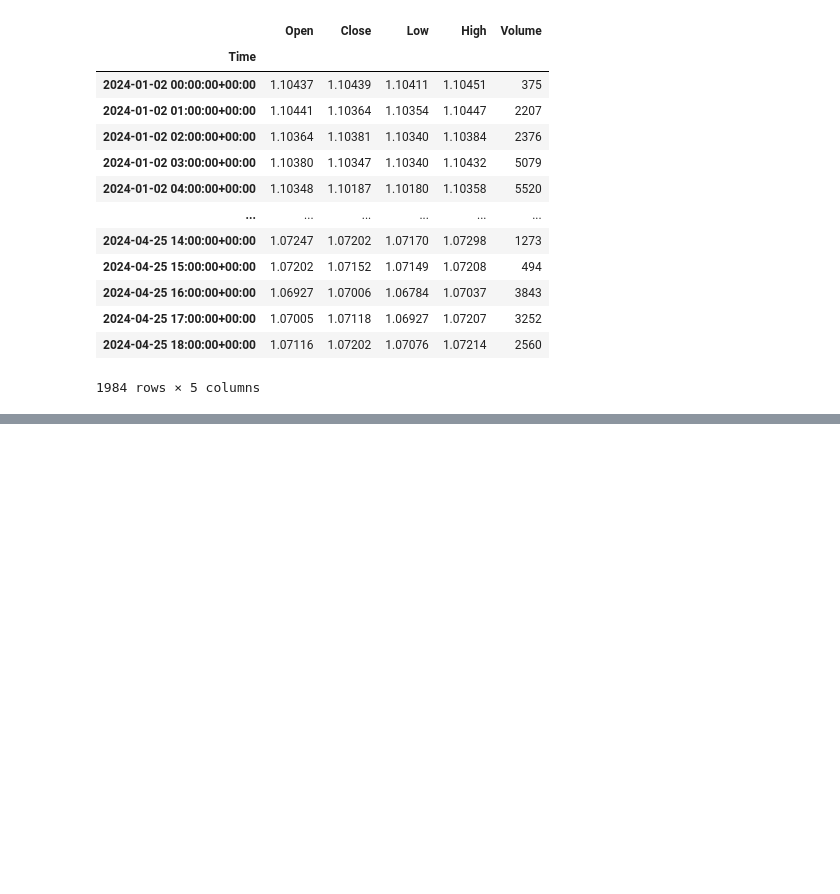
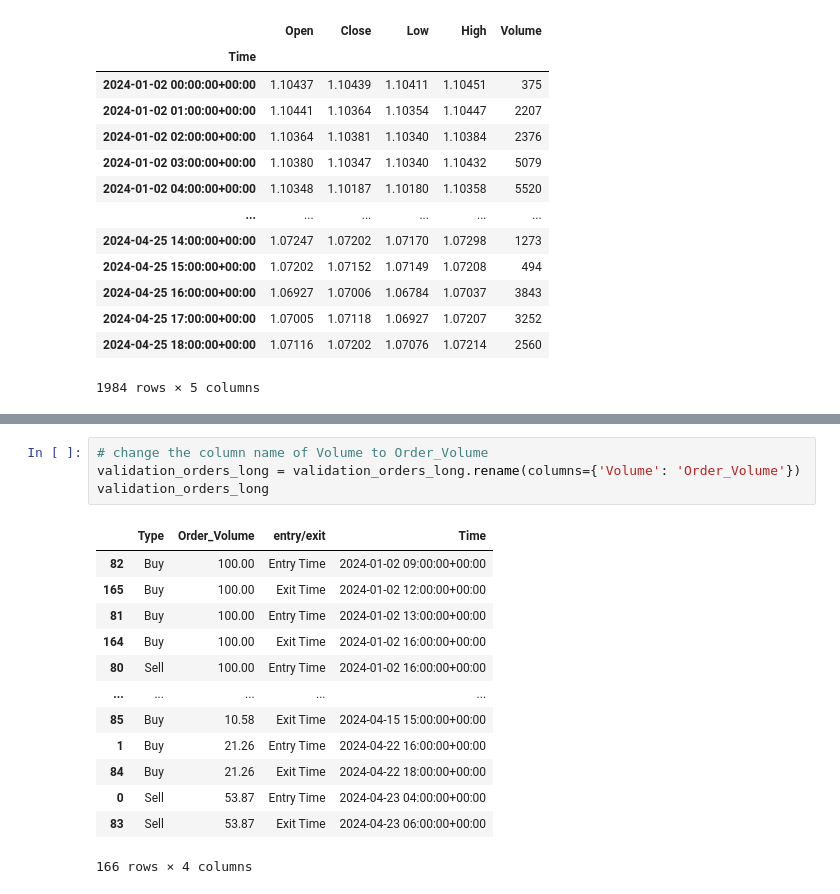
Before and after one commit to lilfetz22/gym_mtsim_forked, a Jupyter notebook: examples/saving_tested_model.ipynb, the cells around one changed output, grey strips where cells are left out. Drawn from its saved outputs; the diff is of its cells as text; blank space fills up the shorter version.

```diff
--- a/examples/saving_tested_model.ipynb
+++ b/examples/saving_tested_model.ipynb
@@ -644,0 +708,18 @@ ValueError: too many values to unpack (expected 2)
+# %%
+# change the column name of Volume to Order_Volume
+validation_orders_long = validation_orders_long.rename(columns={'Volume': 'Order_Volume'})
+validation_orders_long
+# %% [output]
+|  | Type | Order_Volume | entry/exit | Time |
+| 82 | Buy | 100.00 | Entry Time | 2024-01-02 09:00:00+00:00 |
+| 165 | Buy | 100.00 | Exit Time | 2024-01-02 12:00:00+00:00 |
+| 81 | Buy | 100.00 | Entry Time | 2024-01-02 13:00:00+00:00 |
+| 164 | Buy | 100.00 | Exit Time | 2024-01-02 16:00:00+00:00 |
+| 80 | Sell | 100.00 | Entry Time | 2024-01-02 16:00:00+00:00 |
+| ... | ... | ... | ... | ... |
+| 85 | Buy | 10.58 | Exit Time | 2024-04-15 15:00:00+00:00 |
+| 1 | Buy | 21.26 | Entry Time | 2024-04-22 16:00:00+00:00 |
+| 84 | Buy | 21.26 | Exit Time | 2024-04-22 18:00:00+00:00 |
+| 0 | Sell | 53.87 | Entry Time | 2024-04-23 04:00:00+00:00 |
+| 83 | Sell | 53.87 | Exit Time | 2024-04-23 06:00:00+00:00 |
+166 rows × 4 columns
```
Also changed, not shown: parts of 14 cells of this notebook.
